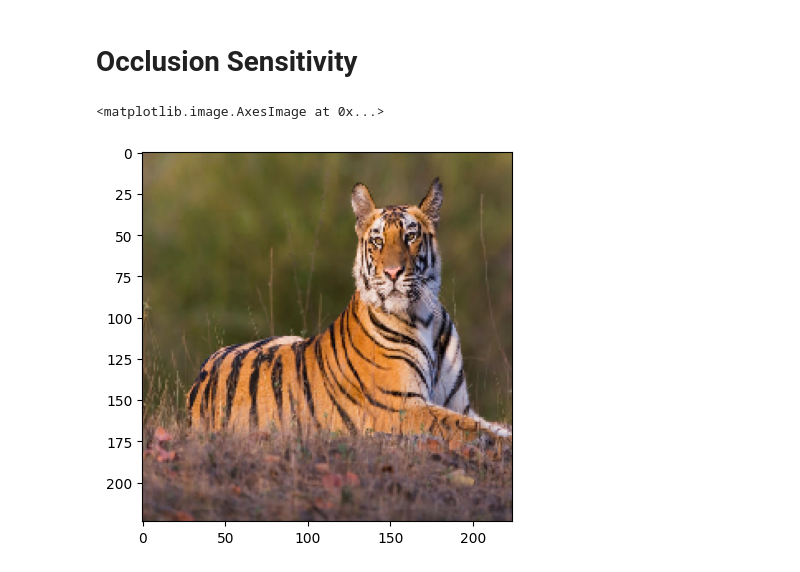
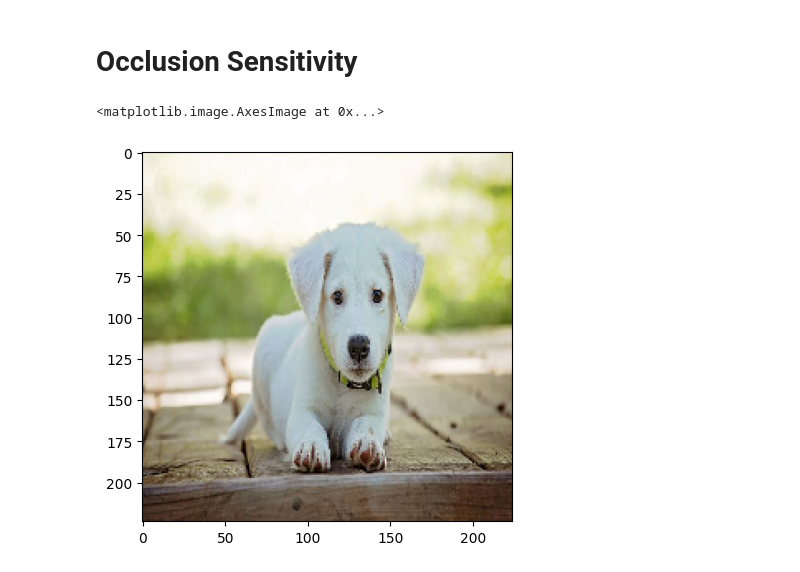
Before and after one commit to mobile-cloud-computing/XAIMethodsAnalysis, a Jupyter notebook: XAIANAlysis.ipynb, the cells around one changed output. Drawn from its saved outputs; the diff is of its cells as text; code cells hidden in the pictures.

```diff
--- a/XAIANAlysis.ipynb
+++ b/XAIANAlysis.ipynb
@@ -973,16 +973,16 @@ import keras.utils as image
 # %%
 # Load the pre-trained VGG16 model
 model = VGG16(weights='imagenet')
 
 # Load the example image
-img_path = '5.jpg'
+img_path = '2.jpg'
 img = image.load_img(img_path, target_size=(224, 224))
 x = image.img_to_array(img)
 x = preprocess_input(x)
 plt.imshow(img)
 # %% [output]
 <matplotlib.image.AxesImage at 0x...>
-[figure, old version]
+[figure, new version]
 # %%
 # Define the occlusion size
 occlusion_size = 50
```
Also changed, not shown: parts of 4 cells of this notebook.
